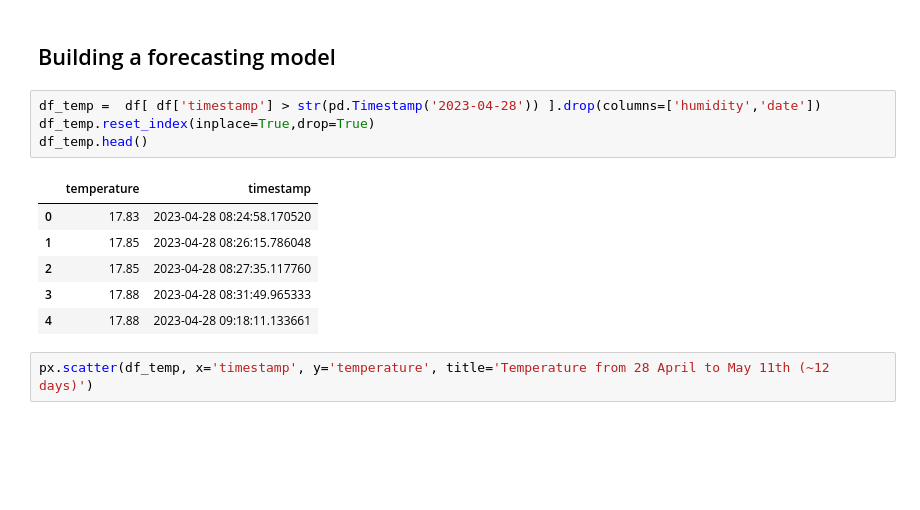
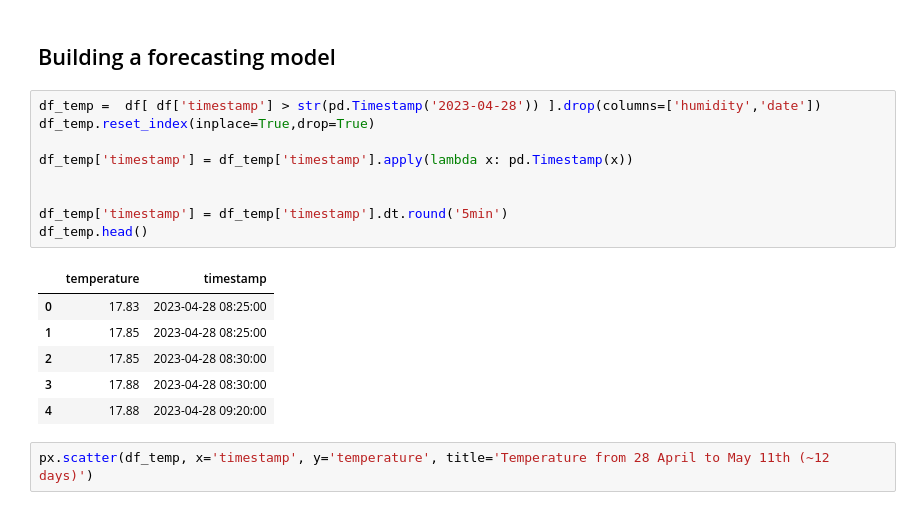
Before and after one commit to bndxn/raspberry-pi-notes, a Jupyter notebook: analysis/analysis.ipynb, the cells around one changed output. Cells and saved outputs as stored; diff of their text form; blank space fills up the shorter version.

```diff
--- a/analysis/analysis.ipynb
+++ b/analysis/analysis.ipynb
@@ -65,14 +65,19 @@ fig.show()
 # %%
 df_temp =  df[ df['timestamp'] > str(pd.Timestamp('2023-04-28')) ].drop(columns=['humidity','date'])
 df_temp.reset_index(inplace=True,drop=True)
+
+df_temp['timestamp'] = df_temp['timestamp'].apply(lambda x: pd.Timestamp(x))
+
+
+df_temp['timestamp'] = df_temp['timestamp'].dt.round('5min')
 df_temp.head()
 # %% [output]
 |  | temperature | timestamp |
-| 0 | 17.83 | 2023-04-28 08:24:58.170520 |
-| 1 | 17.85 | 2023-04-28 08:26:15.786048 |
-| 2 | 17.85 | 2023-04-28 08:27:35.117760 |
-| 3 | 17.88 | 2023-04-28 08:31:49.965333 |
-| 4 | 17.88 | 2023-04-28 09:18:11.133661 |
+| 0 | 17.83 | 2023-04-28 08:25:00 |
+| 1 | 17.85 | 2023-04-28 08:25:00 |
+| 2 | 17.85 | 2023-04-28 08:30:00 |
+| 3 | 17.88 | 2023-04-28 08:30:00 |
+| 4 | 17.88 | 2023-04-28 09:20:00 |
 # %%
 px.scatter(df_temp, x='timestamp', y='temperature', title='Temperature from 28 April to May 11th (~12 days)')
 # %% [markdown]
```
Also changed, not shown: parts of 6 cells of this notebook.
